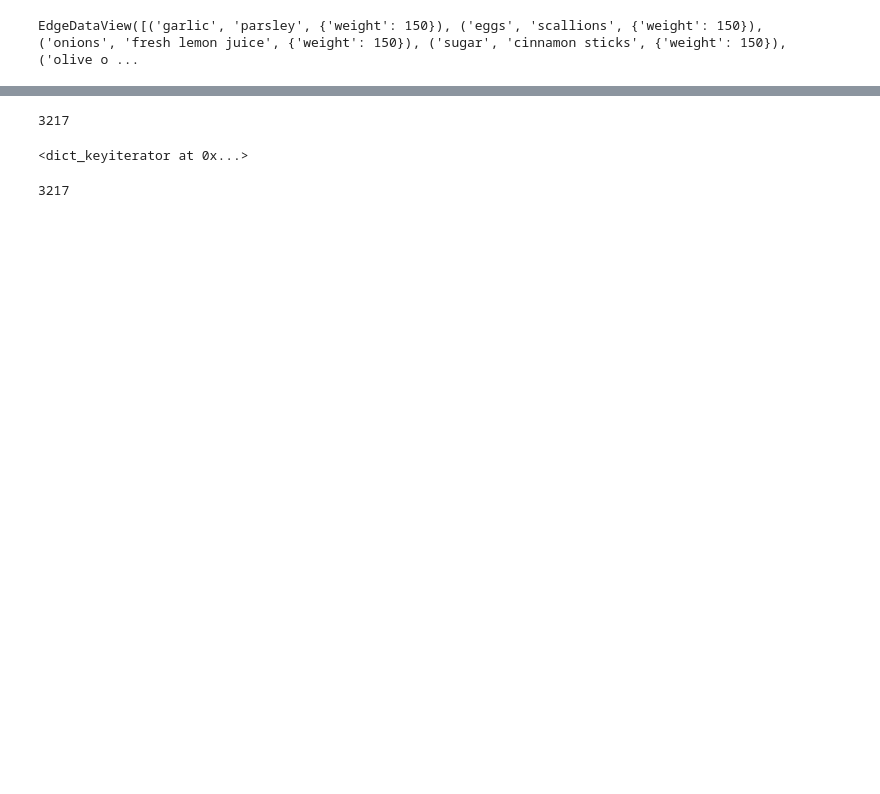
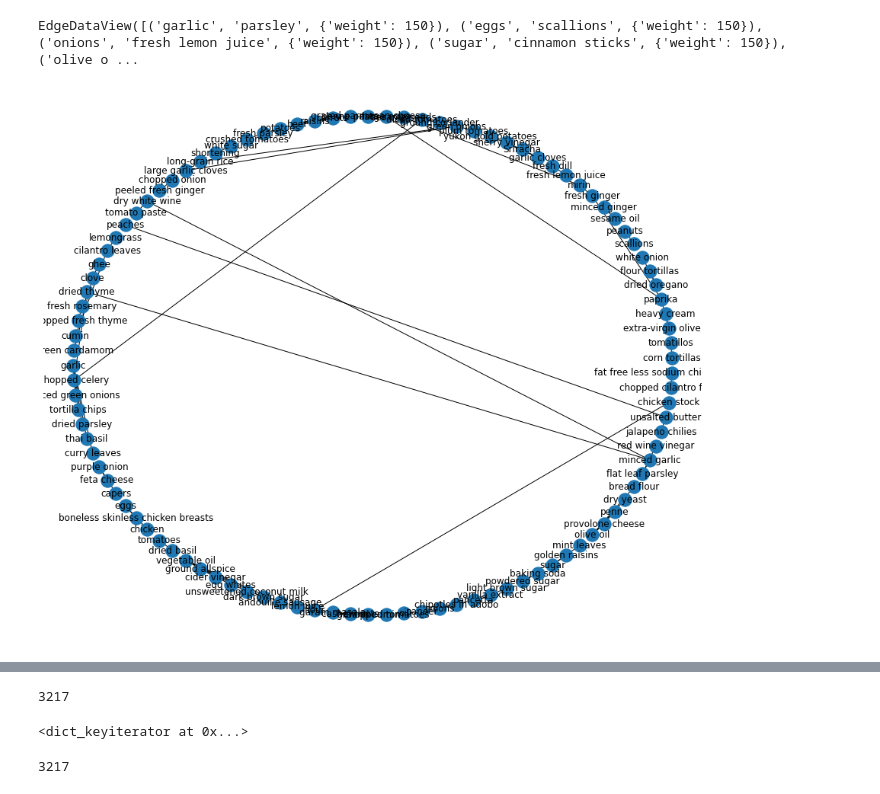
Before and after one commit to kirank6/Recommendation-Engine, a Jupyter notebook: Recipe_Graph.ipynb, the cells around one changed output, grey strips where cells are left out. Drawn from its saved outputs; the diff is of its cells as text; code cells hidden in the pictures; blank space fills up the shorter version.

```diff
--- a/Recipe_Graph.ipynb
+++ b/Recipe_Graph.ipynb
@@ -216,6 +237,9 @@ EdgeDataView([('garlic', 'parsley', {'weight': 150}), ('eggs', 'scallions', {'we
 #                        node_color='purple');
 # #
 # %%
-#G_plot = island_fun(G_all, 100)
-#figure(figsize=(10, 8))
-#nx.draw_shell(G_plot, with_labels=True)
+G_plot = island_fun(G_all, 60)
+fig = plt.figure(figsize=(12, 10))
+nx.draw_shell(G_plot, with_labels=True)
+plt.savefig("Ingredients_Graph.png") # save as png
+# %% [output]
+[figure, added]
```
Also changed, not shown: parts of 9 cells of this notebook, 4 other files.
